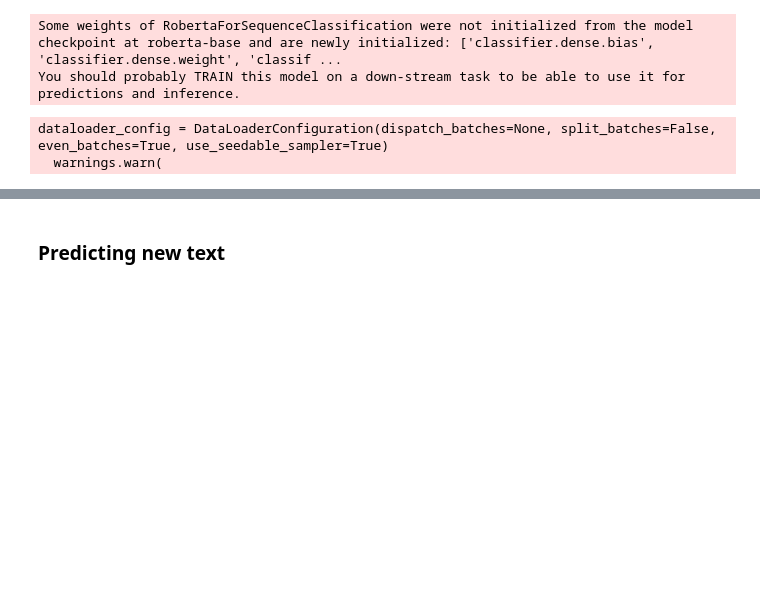
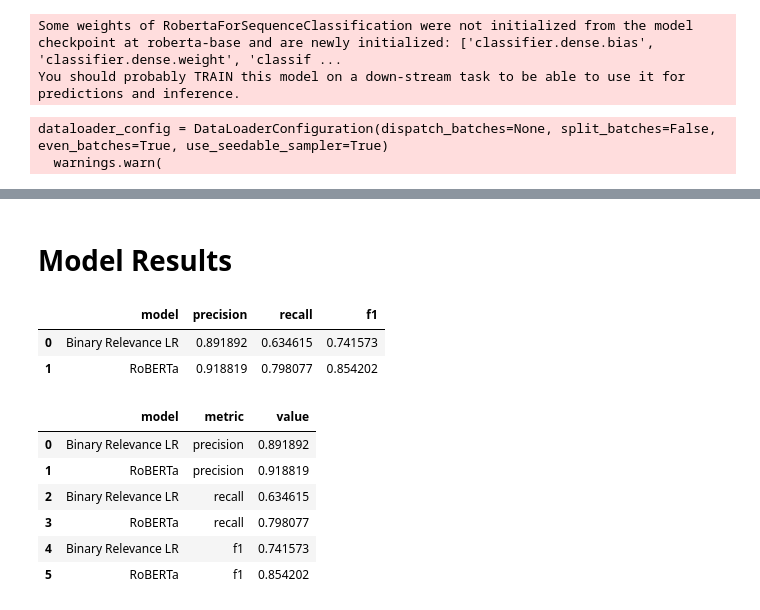
Before and after one commit to Mattcalcaterra/630_final, a Jupyter notebook: adviceLabeling.ipynb, the cells around one changed output, grey strips where cells are left out. Drawn from its saved outputs; the diff is of its cells as text; code cells hidden in the pictures; blank space fills up the shorter version.

```diff
--- a/adviceLabeling.ipynb
+++ b/adviceLabeling.ipynb
@@ -449,2 +447,0 @@ print(test_metrics)
-# %% [markdown]
-### Predicting new text
@@ -450,0 +457,22 @@ print(test_metrics)
+# %% [markdown]
+# Model Results
+# %%
+# plot model results
+model_results_df = pd.DataFrame(model_results)
+model_results_df
+# %% [output]
+|  | model | precision | recall | f1 |
+| 0 | Binary Relevance LR | 0.891892 | 0.634615 | 0.741573 |
+| 1 | RoBERTa | 0.918819 | 0.798077 | 0.854202 |
+# %%
+# stack precision, recall, f1
+model_results_df = model_results_df.melt(id_vars="model", var_name="metric")
+model_results_df
+# %% [output]
+|  | model | metric | value |
+| 0 | Binary Relevance LR | precision | 0.891892 |
+| 1 | RoBERTa | precision | 0.918819 |
+| 2 | Binary Relevance LR | recall | 0.634615 |
+| 3 | RoBERTa | recall | 0.798077 |
+| 4 | Binary Relevance LR | f1 | 0.741573 |
+| 5 | RoBERTa | f1 | 0.854202 |
```
Also changed, not shown: parts of 14 cells of this notebook.
